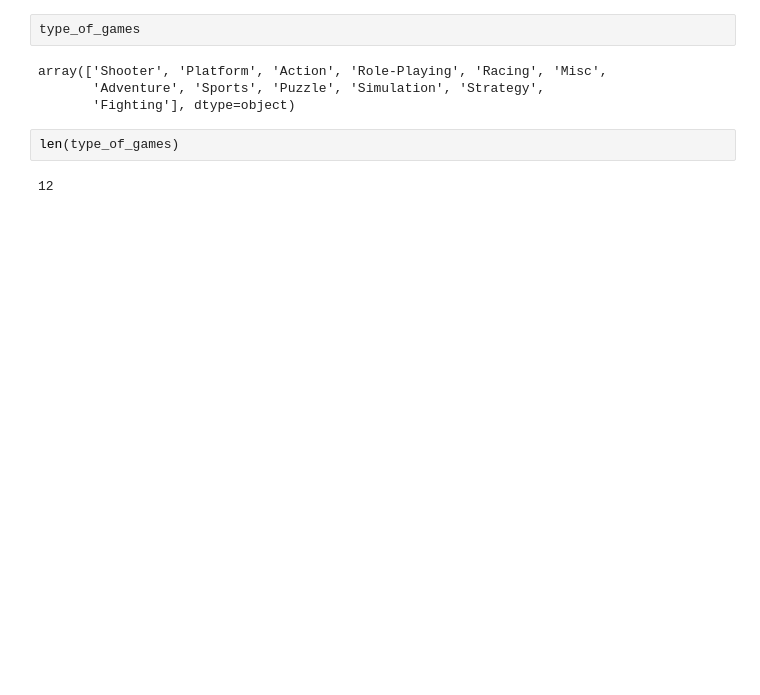
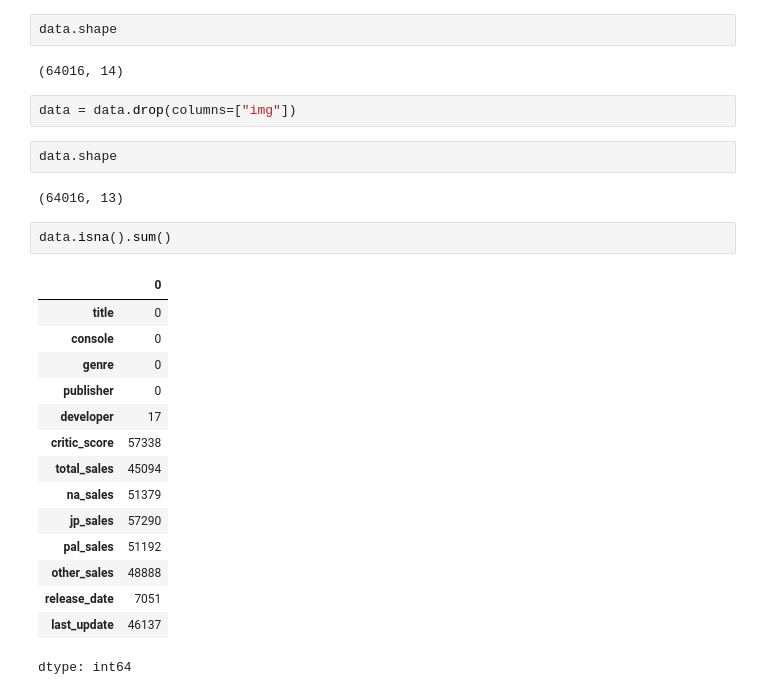
Before and after one commit to nadeemkhanrtm1/video-game-analysis, a Jupyter notebook: video_game_analysis.ipynb, the cells around one changed output. Drawn from its saved outputs; the diff is of its cells as text; blank space fills up the shorter version.

```diff
--- a/video_game_analysis.ipynb
+++ b/video_game_analysis.ipynb
@@ -85,10 +31,28 @@ type_of_games = data["Genre"].unique()
-# %%
-type_of_games
-# %% [output]
-array(['Shooter', 'Platform', 'Action', 'Role-Playing', 'Racing', 'Misc',
-       'Adventure', 'Sports', 'Puzzle', 'Simulation', 'Strategy',
-       'Fighting'], dtype=object)
-# %%
-len(type_of_games)
-# %% [output]
-12
+# %%
+data.shape
+# %% [output]
+(64016, 14)
+# %%
+data = data.drop(columns=["img"])
+# %%
+data.shape
+# %% [output]
+(64016, 13)
+# %%
+data.isna().sum()
+# %% [output]
+|  | 0 |
+| title | 0 |
+| console | 0 |
+| genre | 0 |
+| publisher | 0 |
+| developer | 17 |
+| critic_score | 57338 |
+| total_sales | 45094 |
+| na_sales | 51379 |
+| jp_sales | 57290 |
+| pal_sales | 51192 |
+| other_sales | 48888 |
+| release_date | 7051 |
+| last_update | 46137 |
+dtype: int64
```
Also changed, not shown: parts of 49 cells of this notebook.
